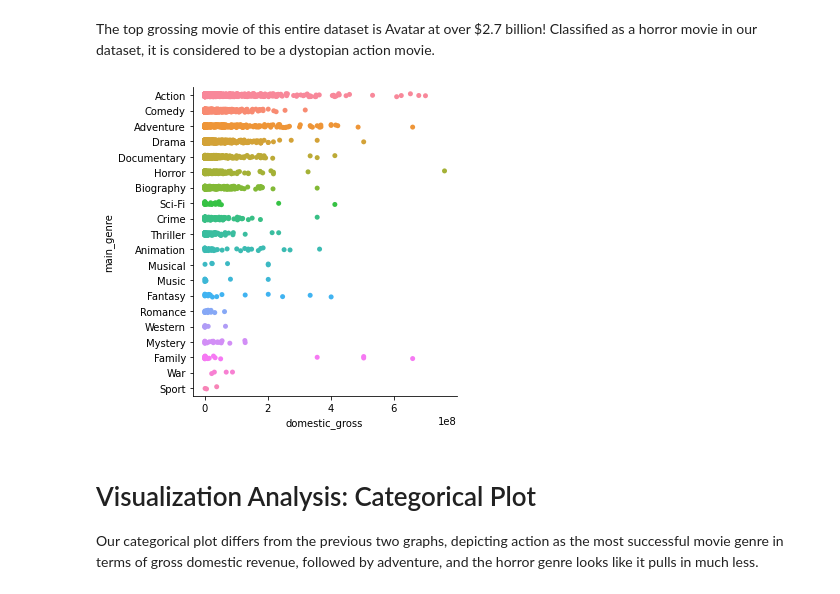
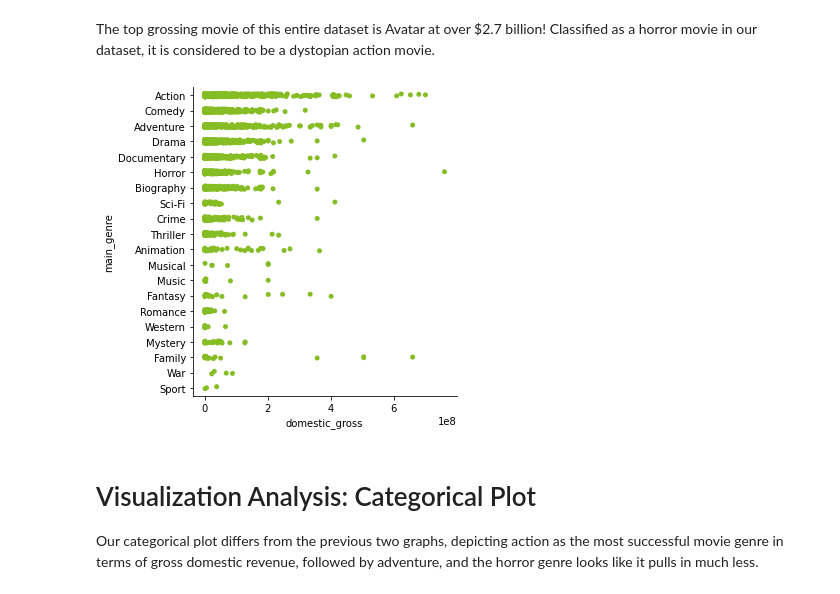
Before and after one commit to harte3/Flatiron-Capstone-Group-2, a Jupyter notebook: notebooks/alivia-vaia/Genre and Revenue.ipynb, the cells around one changed output. Saved outputs shown, nothing was run; the diff lists cells and outputs as text; code cells hidden in the pictures.

```diff
--- a/notebooks/alivia-vaia/Genre and Revenue.ipynb
+++ b/notebooks/alivia-vaia/Genre and Revenue.ipynb
@@ -229,9 +248,9 @@ top_horror
 # %% [markdown]
 The top grossing movie of this entire dataset is Avatar at over $2.7 billion! Classified as a horror movie in our dataset, it is considered to be a dystopian action movie.
 # %%
-cp = sns.catplot(data=movies_df, x="domestic_gross", y="main_genre")
+cp = sns.catplot(data=movies_df, x="domestic_gross", y="main_genre", color='#86BC24')
 # %% [output]
-[figure, old version]
+[figure, new version]
 # %% [markdown]
 # Visualization Analysis: Categorical Plot
 Our categorical plot differs from the previous two graphs, depicting action as the most successful movie genre in terms of gross domestic revenue, followed by adventure, and the horror genre looks like it pulls in much less.
```
Also changed, not shown: parts of 6 cells of this notebook.
